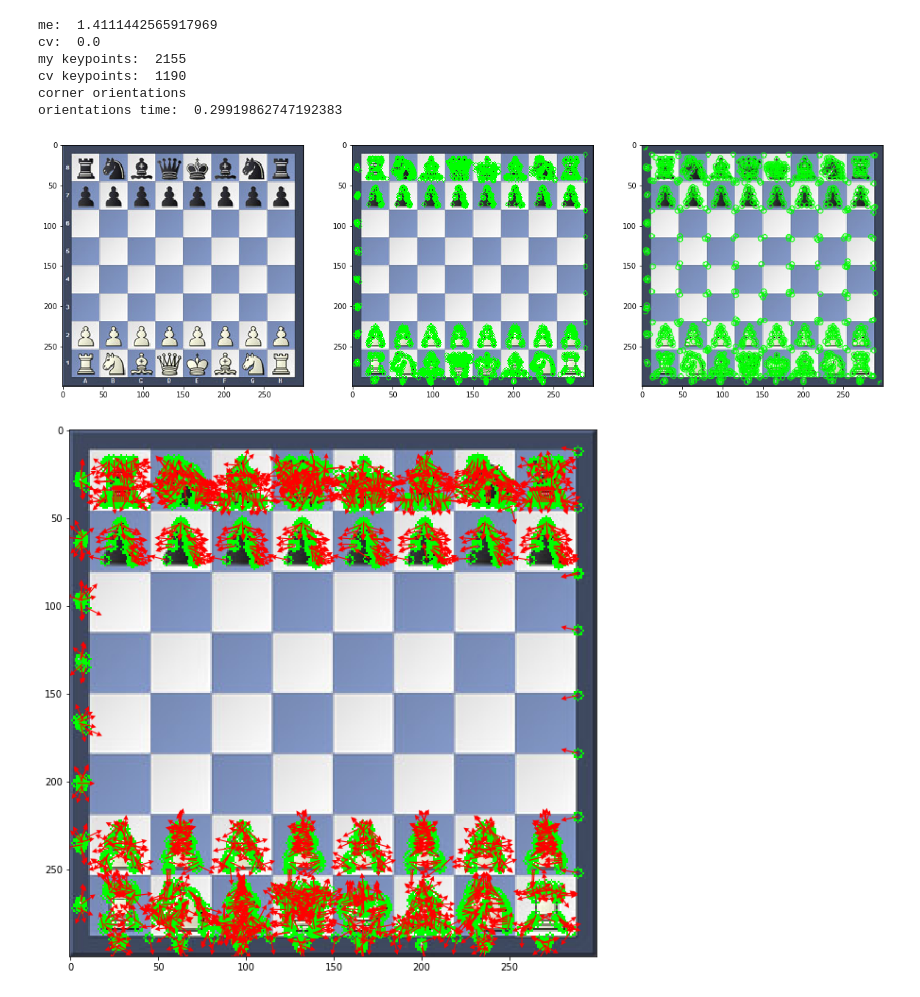
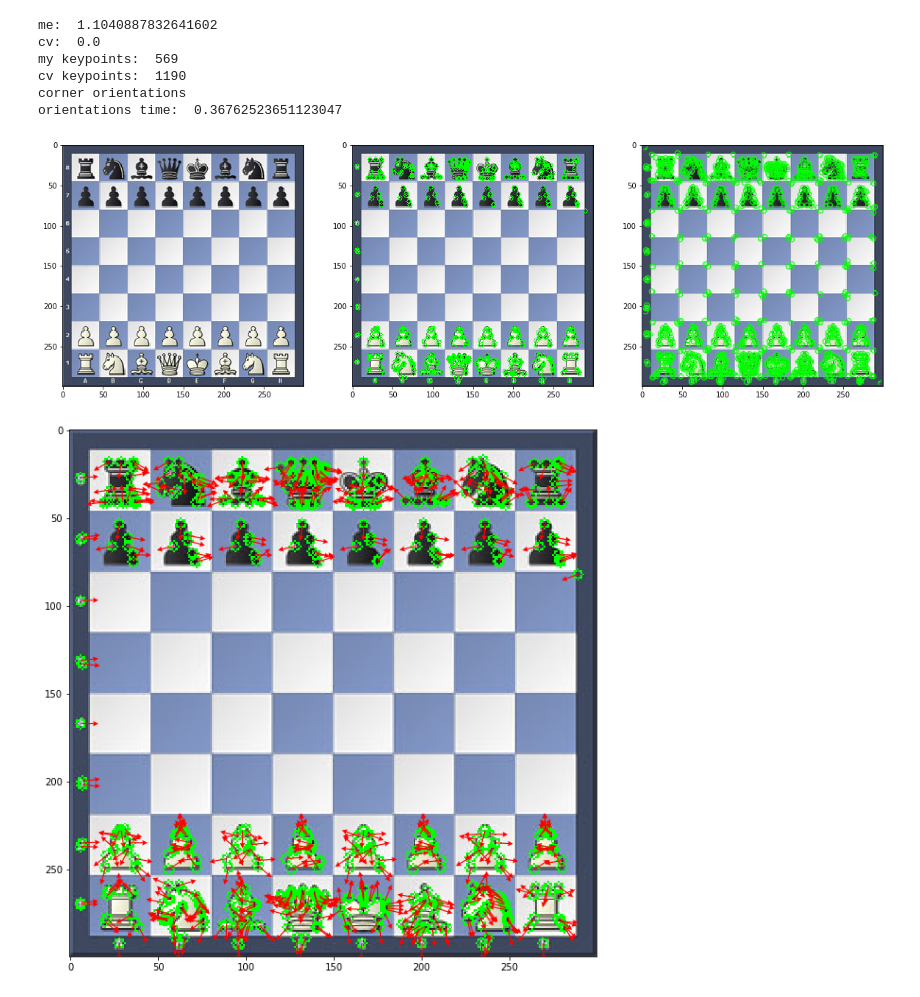
Before and after one commit to AhmedHisham1/ORB-feature-matching, a Jupyter notebook: Notebook.ipynb, the cells around one changed output. Saved outputs shown, nothing was run; the diff lists cells and outputs as text; code cells hidden in the pictures.

Commit message:
corner orientations r_size

```diff
--- a/Notebook.ipynb
+++ b/Notebook.ipynb
@@ -44,9 +44,8 @@ plt.imshow(img_cv)
 print('my keypoints: ', len(keypoints), '\ncv keypoints: ', len(kp))
 
 print('corner orientations')
-from skimage.morphology import octagon
 t3 = time()
-orientations = corner_orientations(gray, keypoints, octagon(3,2))
+orientations = corner_orientations(gray, keypoints, r_size=9)
 print('orientations time: ', time()-t3)
 # print(np.rad2deg(orientations))
 
@@ -66,0 +66,25 @@ orientations time:  0.04714322090148926
+# %%
+img = cv2.imread('images/chess.jpg')
+original_img = cv2.cvtColor(img, cv2.COLOR_BGR2RGB)
+img = cv2.cvtColor(img, cv2.COLOR_BGR2RGB)
+gray = cv2.cvtColor(img, cv2.COLOR_RGB2GRAY)
+
+gray_2 = cv2.pyrDown(gray)
+gray_4 = cv2.pyrDown(gray_2)
+gray_8 = cv2.pyrDown(gray_4)
+
+scales = [1, 2, 4, 8]
+grays = [gray, gray_2, gray_4, gray_8]
+features_img = np.copy(img)
+for i in range(len(scales)):
+    keypoints = FAST(grays[i], N=9, threshold=0.15, nms_window=3)
+    for keypoint in keypoints:
+        features_img = cv2.circle(features_img, tuple(keypoint*scales[i]), 3*scales[i], (0,255,0), 1)
+    plt.figure()
+    plt.subplot(1,2,1)
+    plt.imshow(grays[i], cmap='gray')
+    plt.subplot(1,2,2)
+    plt.imshow(features_img)
+
+plt.figure(figsize=(10,30))
+plt.imshow(features_img)
@@ -71,7 +102,7 @@ img = cv2.cvtColor(img, cv2.COLOR_BGR2RGB)
 gray = cv2.cvtColor(img, cv2.COLOR_RGB2GRAY)
 
 t1 = time()
-keypoints = FAST(gray, N=9, threshold=0.1, nms_window=1)
+keypoints = FAST(gray, N=12, threshold=0.15, nms_window=3)
 print('me: ', time()-t1)
 features_img = np.copy(img)
 for keypoint in keypoints:
@@ -86,37 +117,36 @@ plt.imshow(features_img)
 
 # using cv2
 
 t2 = time()
 fast_cv2 = cv2.FastFeatureDetector_create()
 kp = fast_cv2.detect(img, None)
 print('cv: ', time()-t2)
 
 img_cv = img
 img_cv = cv2.drawKeypoints(img, kp, img_cv, color=(0,255,0))
 
 plt.subplot(1,3,3)
 plt.imshow(img_cv)
 
 print('my keypoints: ', len(keypoints), '\ncv keypoints: ', len(kp))
 
 print('corner orientations')
-from skimage.morphology import octagon
 t3 = time()
-orientations = corner_orientations(gray, keypoints, octagon(3,2))
+orientations = corner_orientations(gray, keypoints, r_size=15)
 print('orientations time: ', time()-t3)
 # print(np.rad2deg(orientations))
 
 plt.figure(figsize=(10,30))
 plt.imshow(features_img)
 for i in range(keypoints.shape[0]):
     plt.quiver(keypoints[i, 0], keypoints[i, 1], np.cos(orientations[i]), np.sin(orientations[i]),
                width=0.002, headwidth=5, scale=30, color='red')
 # %% [output]
-me:  1.4111442565917969
+me:  1.1040887832641602
 cv:  0.0
-my keypoints:  2155
+my keypoints:  569
 cv keypoints:  1190
 corner orientations
-orientations time:  0.29919862747192383
+orientations time:  0.36762523651123047
-[figure, old version]
+[figure, new version]
-[figure, old version]
+[figure, new version]
```
Also changed, not shown: parts of 2 cells of this notebook, 2 other files.
